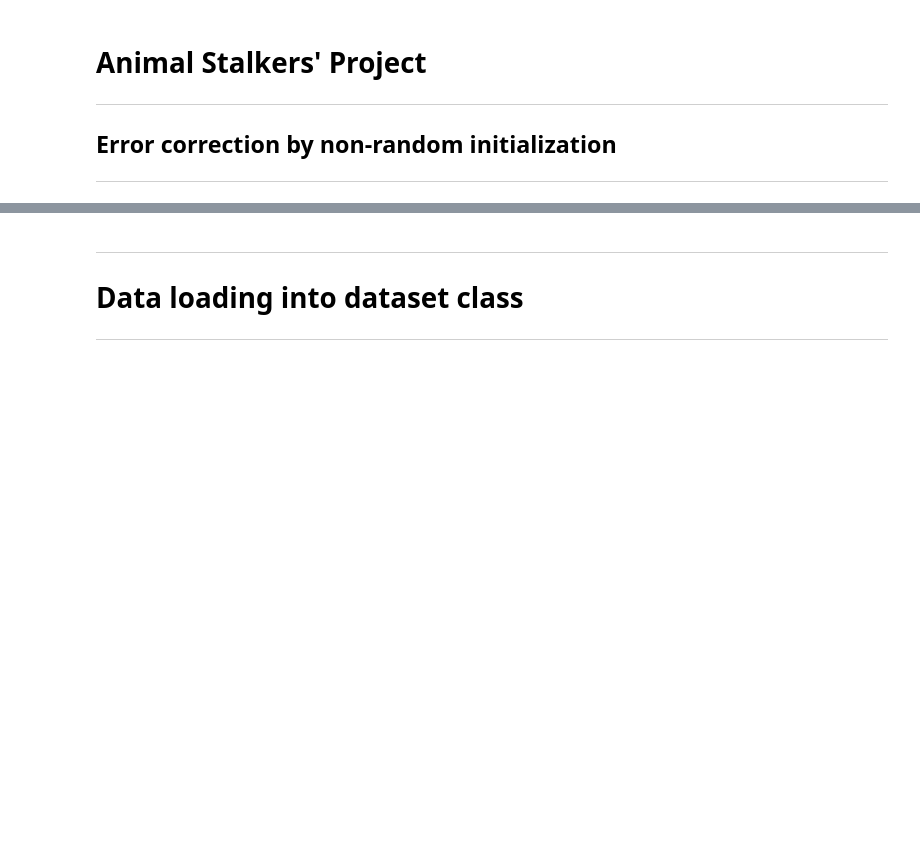
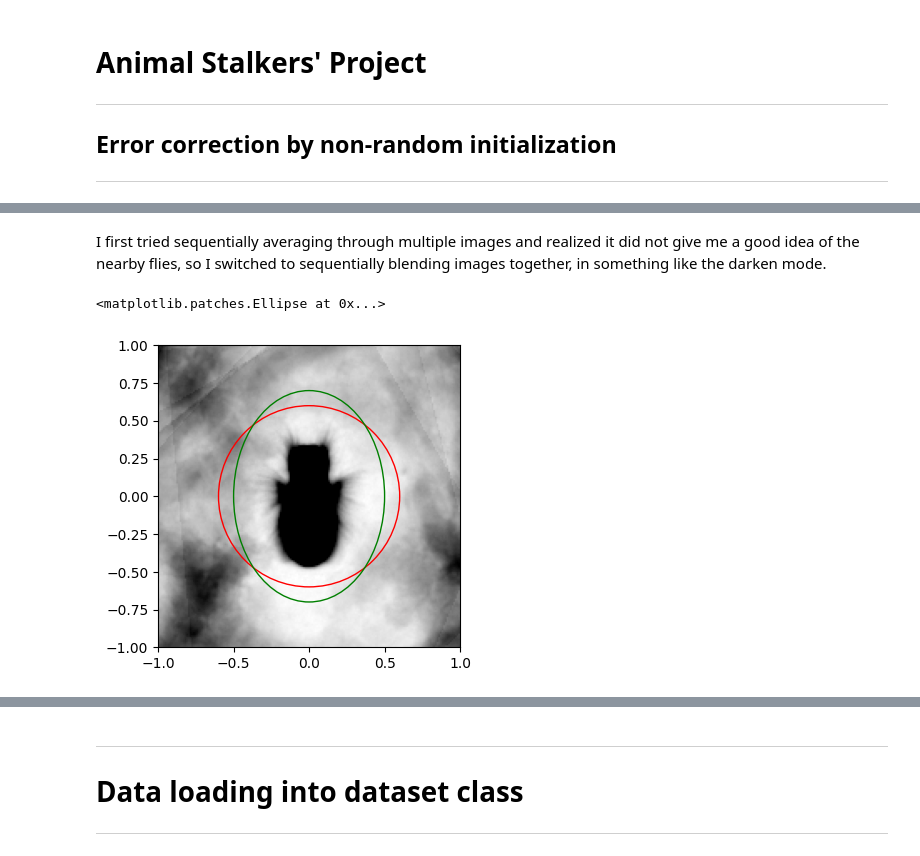
Before and after one commit to invisilico/AnimalStalkers, a Jupyter notebook: ErrorCorrection_Initialization.ipynb, the cells around one changed output, grey strips where cells are left out. Cells and saved outputs as stored; diff of their text form; code cells hidden in the pictures; blank space fills up the shorter version.

```diff
--- a/ErrorCorrection_Initialization.ipynb
+++ b/ErrorCorrection_Initialization.ipynb
@@ -175,0 +199,31 @@ plt.show()
+# %% [markdown]
+I first tried sequentially averaging through multiple images and realized it did not give me a good idea of the nearby flies, so I switched to sequentially blending images together, in something like the darken mode.
+# %%
+#@title "Darken" images to fit ellipse or circle
+
+nimsshow =  500#@param {type:"integer"} # number of images to plot
+imsshow = np.random.choice(ntrainims,nimsshow)
+im = np.zeros(shape=(181,181),dtype = int)
+
+for i in range(nimsshow):
+  filestr = trainann['images'][imsshow[i]]['file_name']
+  imfile = os.path.join(traindir, filestr)
+  imdata = 1 - cv2.imread(imfile, cv2.IMREAD_UNCHANGED)
+  im = imdata*0.01 + im
+  im[im>255] = 255
+fig = plt.figure(figsize=(4,4), dpi=100)
+plt.imshow(im, cmap="gray_r", extent = [-1,1,-1,1])
+
+#@markdown for circle fit:
+circ_r = 0.6 #@param
+circle = plt.Circle((0, 0), circ_r,fc='None', edgecolor='r')
+plt.gca().add_patch(circle)
+#@markdown for ellipse fit:
+ellipse_width =  1#@param
+ellipse_height = 1.4 #@param
+from matplotlib.patches import Ellipse
+ellipse = Ellipse(xy=(0,0), width=ellipse_width, height=ellipse_height, edgecolor='g', fc='None')
+plt.gca().add_patch(ellipse)
+# %% [output]
+<matplotlib.patches.Ellipse at 0x...>
+[figure, added]
```
Also changed, not shown: parts of 5 cells of this notebook.
